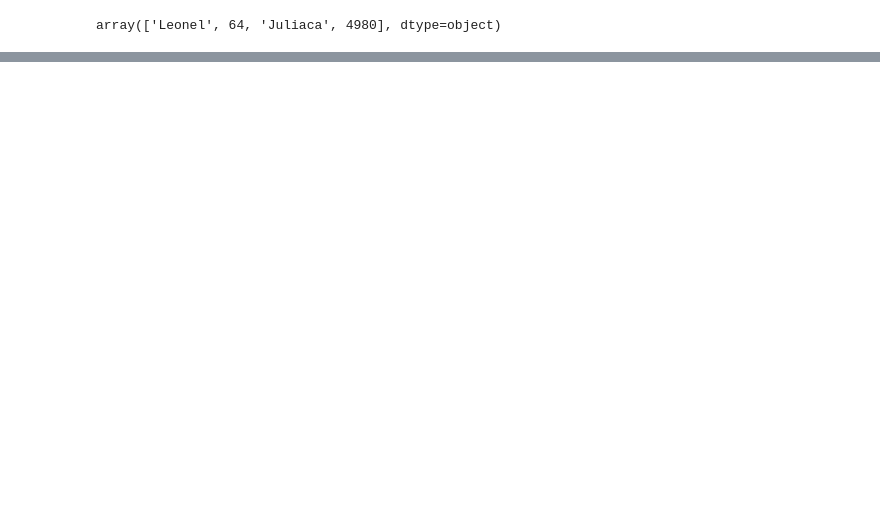
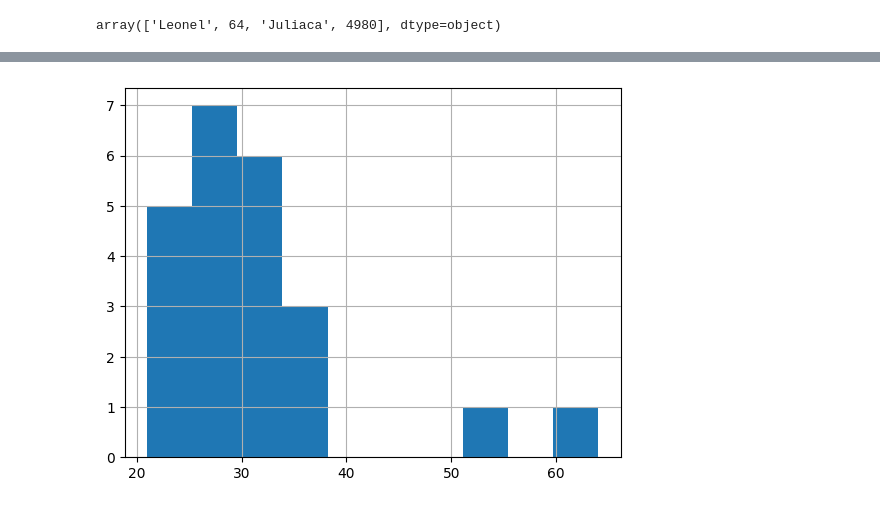
Before and after one commit to erickson1999/big-data, a Jupyter notebook: ejercicio1.ipynb, the cells around one changed output, grey strips where cells are left out. Saved outputs shown, nothing was run; the diff lists cells and outputs as text; code cells hidden in the pictures; blank space fills up the shorter version.

```diff
--- a/ejercicio1.ipynb
+++ b/ejercicio1.ipynb
@@ -119,0 +159,10 @@ orden_edad_descendente
+# %%
+# HISTOGRAMA DE EDADES
+# Crea un histograma de la columna "edad" en el DataFrame 'data'
+data["edad"].hist()
+# Importa la biblioteca Matplotlib para visualización de datos
+import matplotlib.pyplot as plt
+# Muestra el histograma
+plt.show()
+# %% [output]
+[figure, added]
```
Also changed, not shown: parts of 23 cells of this notebook.
